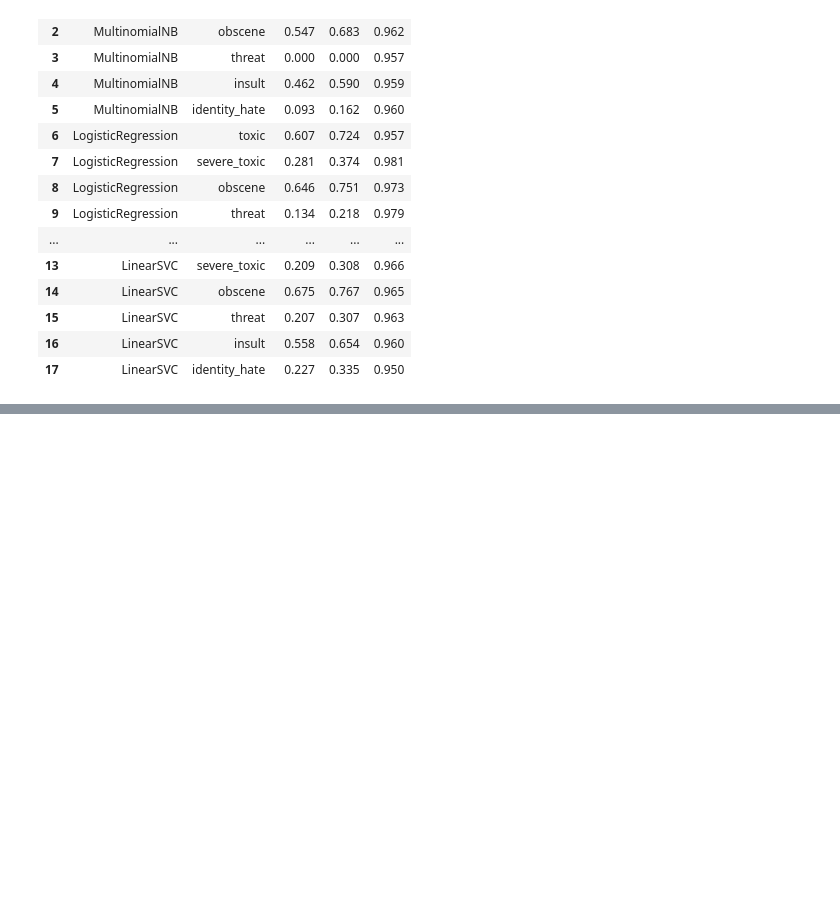
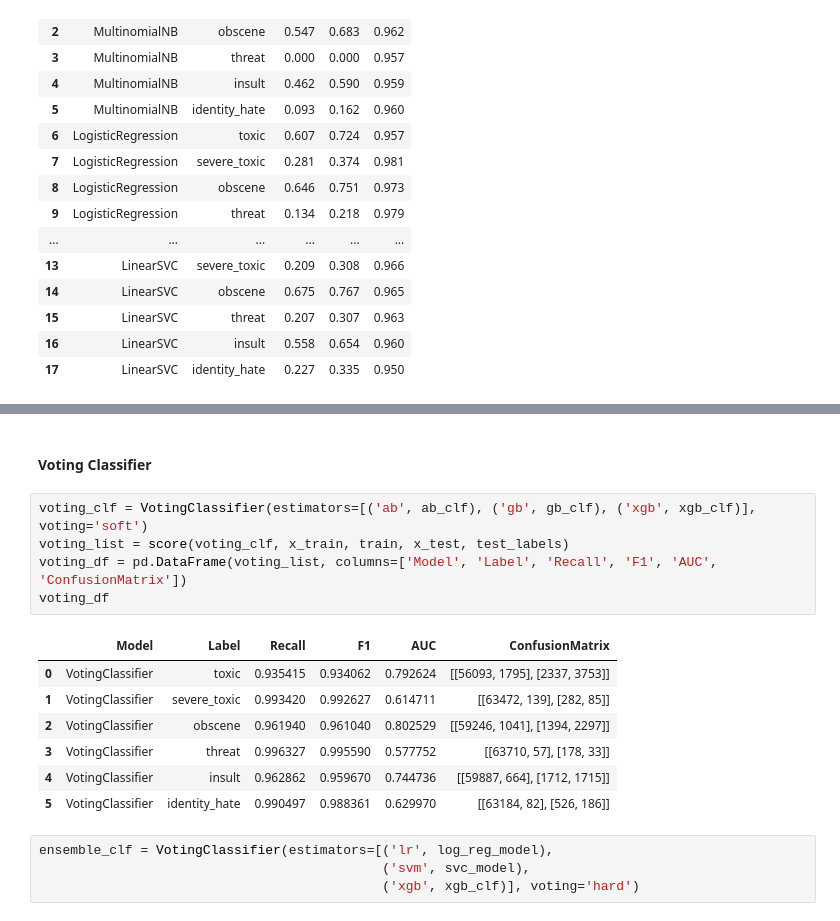
Before and after one commit to xwang-gbjd/CS584_Project_ToxicComment, a Jupyter notebook: toxic_comment.ipynb, the cells around one changed output, grey strips where cells are left out. Cells and saved outputs as stored; diff of their text form; blank space fills up the shorter version.

```diff
--- a/toxic_comment.ipynb
+++ b/toxic_comment.ipynb
@@ -607,0 +681,19 @@ for token in labels:
+# %% [markdown]
+####  Voting Classifier
+# %%
+voting_clf = VotingClassifier(estimators=[('ab', ab_clf), ('gb', gb_clf), ('xgb', xgb_clf)], voting='soft')
+voting_list = score(voting_clf, x_train, train, x_test, test_labels)
+voting_df = pd.DataFrame(voting_list, columns=['Model', 'Label', 'Recall', 'F1', 'AUC', 'ConfusionMatrix'])
+voting_df
+# %% [output]
+|  | Model | Label | Recall | F1 | AUC | ConfusionMatrix |
+| 0 | VotingClassifier | toxic | 0.935415 | 0.934062 | 0.792624 | [[56093, 1795], [2337, 3753]] |
+| 1 | VotingClassifier | severe_toxic | 0.993420 | 0.992627 | 0.614711 | [[63472, 139], [282, 85]] |
+| 2 | VotingClassifier | obscene | 0.961940 | 0.961040 | 0.802529 | [[59246, 1041], [1394, 2297]] |
+| 3 | VotingClassifier | threat | 0.996327 | 0.995590 | 0.577752 | [[63710, 57], [178, 33]] |
+| 4 | VotingClassifier | insult | 0.962862 | 0.959670 | 0.744736 | [[59887, 664], [1712, 1715]] |
+| 5 | VotingClassifier | identity_hate | 0.990497 | 0.988361 | 0.629970 | [[63184, 82], [526, 186]] |
+# %%
+ensemble_clf = VotingClassifier(estimators=[('lr', log_reg_model),
+                                            ('svm', svc_model),
+                                            ('xgb', xgb_clf)], voting='hard')
```
Also changed, not shown: parts of 29 cells of this notebook, 1 other file.
